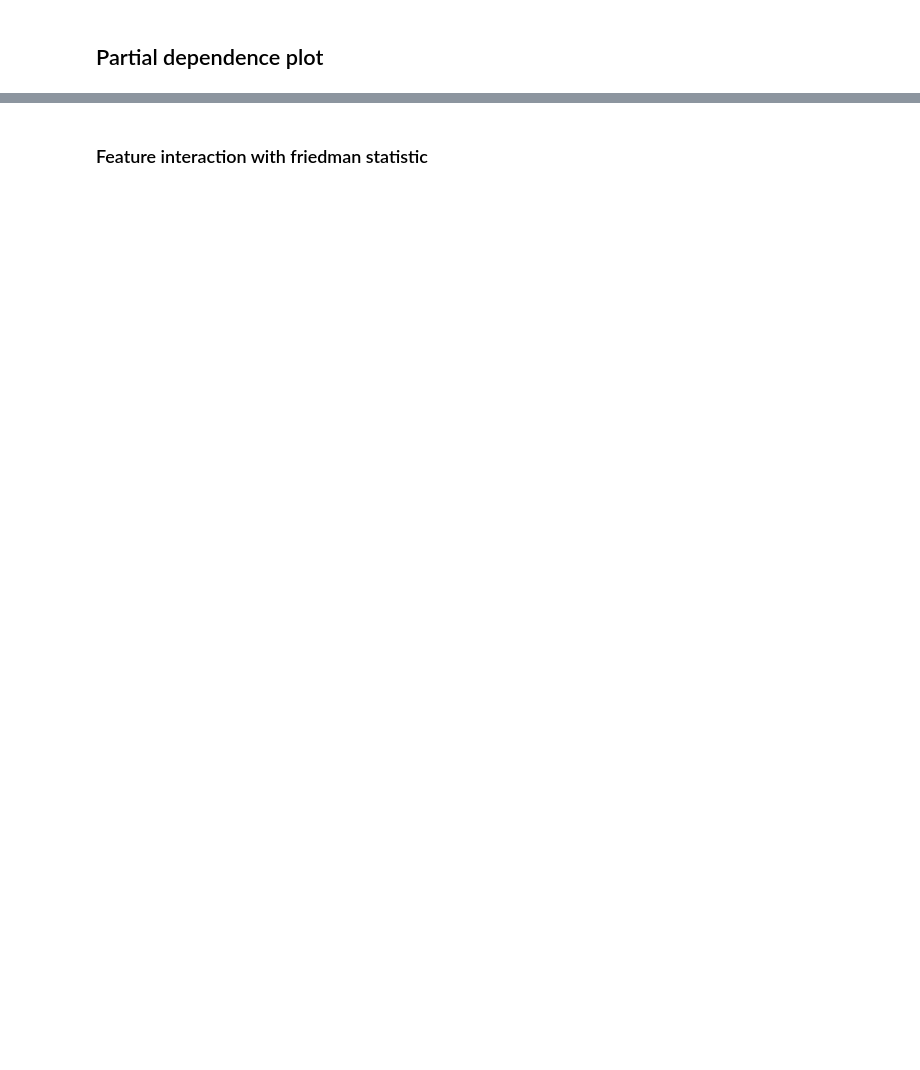
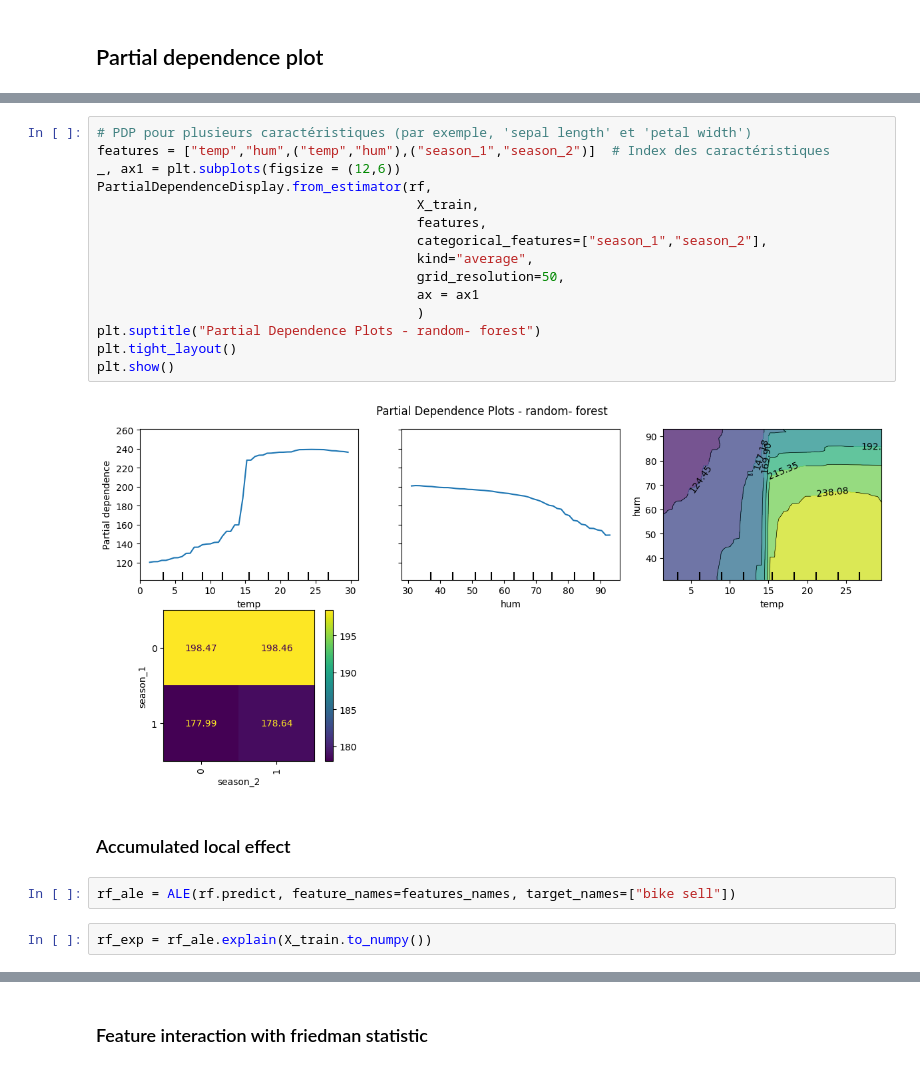
Before and after one commit to Roulitoo/cours_iae, a Jupyter notebook: 04_INTERPRETABLE_ML/code/interpretable_models_code.ipynb, the cells around one changed output, grey strips where cells are left out. Saved outputs shown, nothing was run; the diff lists cells and outputs as text; blank space fills up the shorter version.

```diff
--- a/04_INTERPRETABLE_ML/code/interpretable_models_code.ipynb
+++ b/04_INTERPRETABLE_ML/code/interpretable_models_code.ipynb
@@ -121,0 +174,23 @@ TypeError: iteration over a 0-d array
+# %%
+# PDP pour plusieurs caractéristiques (par exemple, 'sepal length' et 'petal width')
+features = ["temp","hum",("temp","hum"),("season_1","season_2")]  # Index des caractéristiques
+_, ax1 = plt.subplots(figsize = (12,6))
+PartialDependenceDisplay.from_estimator(rf,
+                                         X_train,
+                                         features,
+                                         categorical_features=["season_1","season_2"],
+                                         kind="average",
+                                         grid_resolution=50,
+                                         ax = ax1
+                                         )
+plt.suptitle("Partial Dependence Plots - random- forest")
+plt.tight_layout()
+plt.show()
+# %% [output]
+[figure, added]
+# %% [markdown]
+### Accumulated local effect
+# %%
+rf_ale = ALE(rf.predict, feature_names=features_names, target_names=["bike sell"])
+# %%
+rf_exp = rf_ale.explain(X_train.to_numpy())
```
Also changed, not shown: parts of 43 cells of this notebook, 11 other files.
